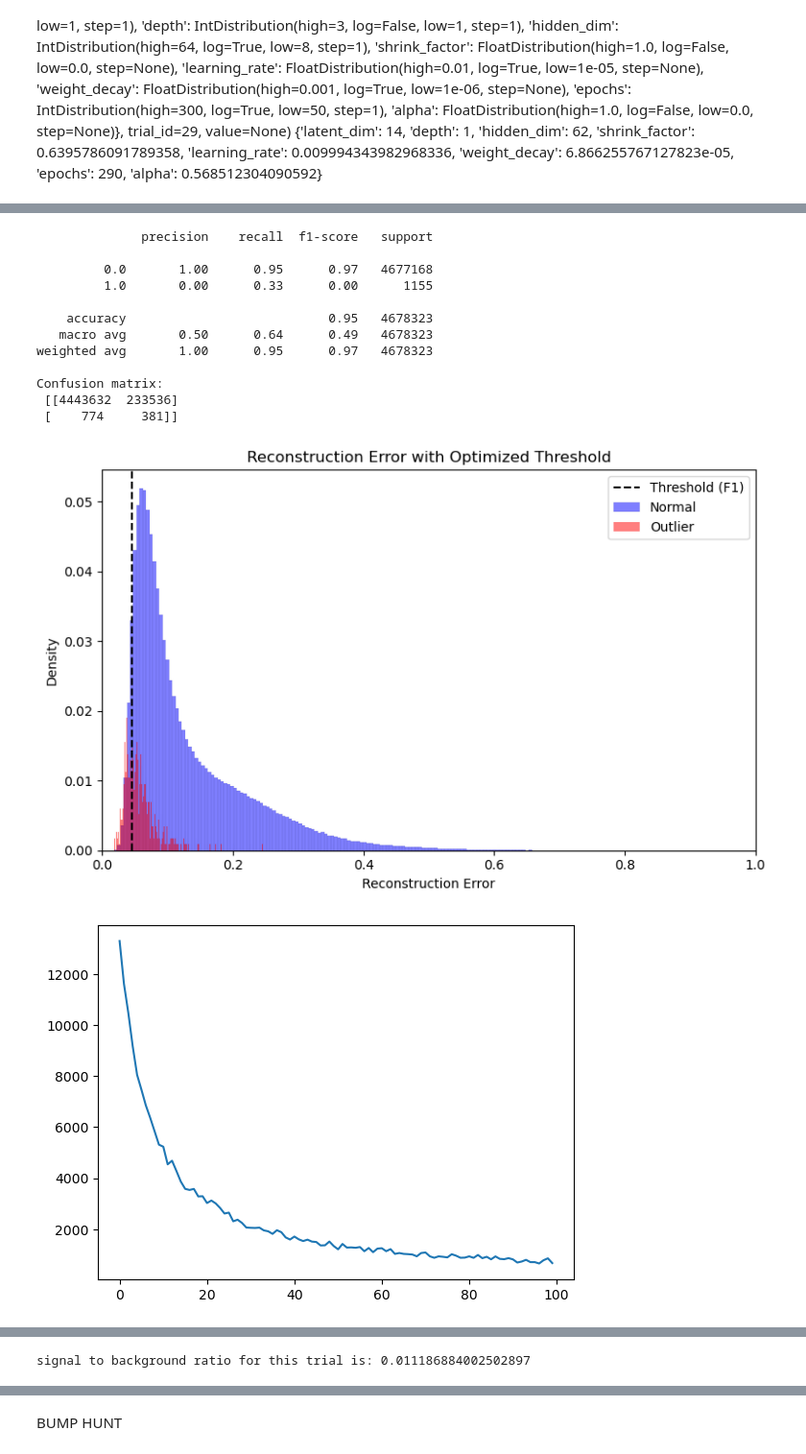
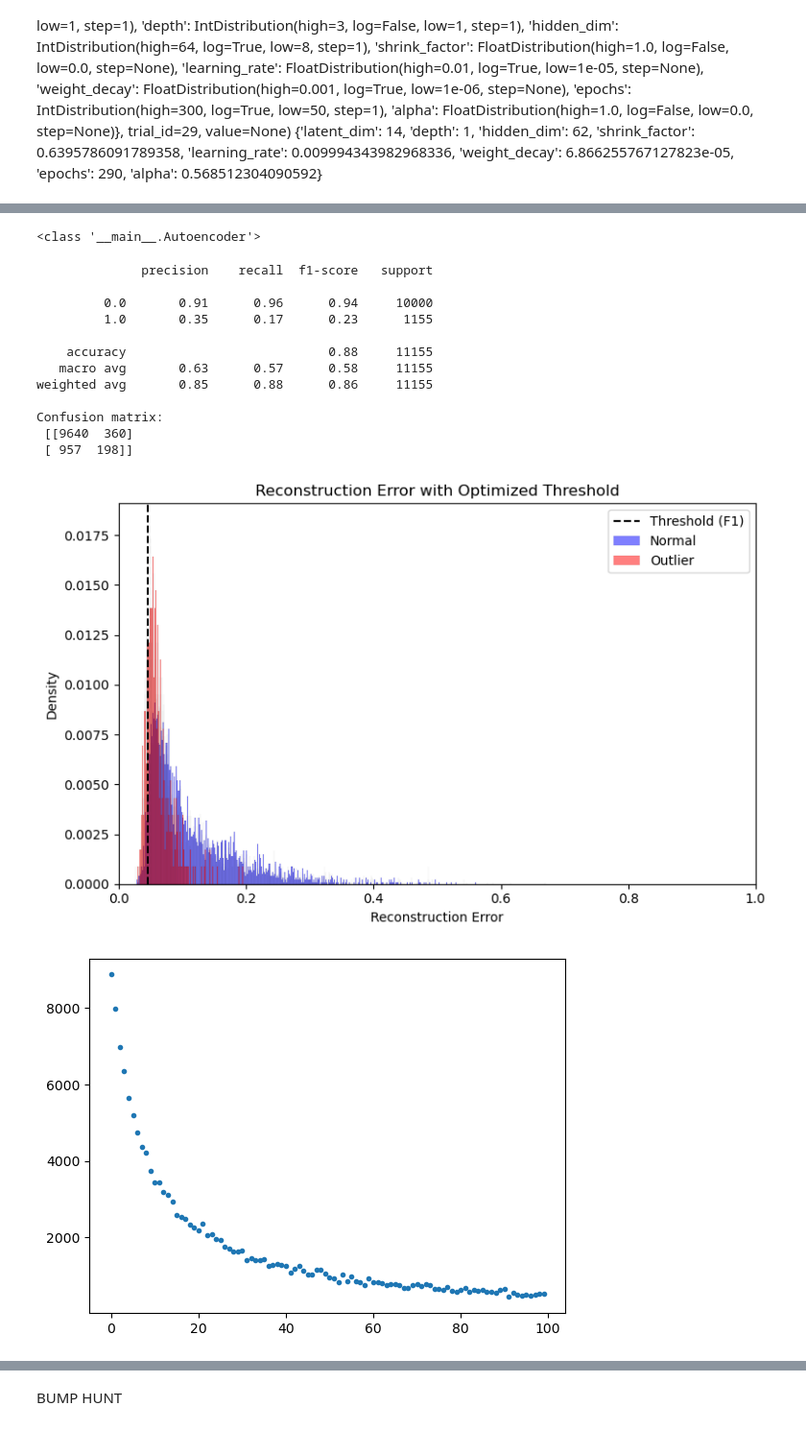
Before and after one commit to SanderGeurts/ML_2025_2026_Jesper_Anna_Sander, a Jupyter notebook: Autoencoders_hyperparam_opt.ipynb, the cells around one changed output, grey strips where cells are left out. Shown at 96% size. Drawn from its saved outputs; the diff is of its cells as text; code cells hidden in the pictures.

```diff
--- a/Autoencoders_hyperparam_opt.ipynb
+++ b/Autoencoders_hyperparam_opt.ipynb
@@ -112,9 +112,10 @@ test_size = len(labeled_dataset) - train_size
 KDAE_train_dataset, labeled_test_dataset = random_split(labeled_dataset, [train_size,test_size],generator=torch.Generator().manual_seed(42))
 
 #
+subset_unlabeled_dataset = torch.utils.data.Subset(unlabeled_dataset, range(10000))
 loader_noise_data = DataLoader(unlabeled_dataset, batch_size=2000)
 loader_KDAE_train_data = DataLoader(KDAE_train_dataset, batch_size=2000, shuffle=True)
-KDAE_test_data = ConcatDataset([labeled_test_dataset,unlabeled_dataset])
+KDAE_test_data = ConcatDataset([labeled_test_dataset,subset_unlabeled_dataset])
 loader_mixed_data = DataLoader(KDAE_test_data, batch_size=2000, shuffle=True)
 # %% [output]
 [figure]
@@ -750,8 +745,10 @@ signal to background ratio for this trial is: 0.32463627973551973
 # %%
 
 # Collect mixed data
-device = "cuda" if torch.cuda.is_available() else "cpu"
+print(type(model))
+device = "cpu"
 model.to(device)
+
 latent_test, recon_test, y_test, x_test = collect_latent_and_error(
     model, loader_mixed_data, device
 )
@@ -761,45 +758,46 @@ best_threshold_f1, best_f1 = find_f1_threshold(y_test,recon_test)
 pred_labels = (recon_test < best_threshold_f1).astype(int)
 signal_mask = recon_test < best_threshold_f1
 print(classification_report(y_test, pred_labels))
 print("Confusion matrix:\n", confusion_matrix(y_test, pred_labels))
 
 plt.figure(figsize=(8,5))
 sns.histplot(recon_test[y_test==0], color='blue', label='Normal', bins=1000, alpha=0.5,stat='proportion')
 sns.histplot(recon_test[y_test==1], color='red', label='Outlier', bins=1000,alpha=0.5,stat='proportion')
 plt.axvline(best_threshold_f1, color='black', linestyle='--', label='Threshold (F1)')
 plt.xlabel("Reconstruction Error")
 plt.ylabel("Density")
 plt.xlim(0,1)
 plt.title("Reconstruction Error with Optimized Threshold")
 plt.legend()
 plt.tight_layout()
 plt.show()
 
 # We have now classified the signal from the background (not necessarily very well). Give the signal we found in the background noise a label D+ = True
 latent_noise, recon_noise, y_noise, x_noise = collect_latent_and_error(
     model, loader_noise_data, device
 )
 
 # Apply the classification on the inclusive dataset.
 candidate_mask=recon_noise < best_threshold_f1
 candidates = x_noise[candidate_mask]
 
 # Hunt the distribution of candidates for a bump
-_,_,SoverB = bump_hunt(candidates,bins=200)
+_,_,SoverB = bump_hunt(candidates,bins=50)
 
 print(f"signal to background ratio for this trial is: {SoverB}")
 # %% [output]
-              precision    recall  f1-score   support
-
-         0.0       1.00      0.95      0.97   4677168
-         1.0       0.00      0.33      0.00      1155
-
-    accuracy                           0.95   4678323
-   macro avg       0.50      0.64      0.49   4678323
-weighted avg       1.00      0.95      0.97   4678323
-
-Confusion matrix:
- [[4443632  233536]
- [    774     381]]
+<class '__main__.Autoencoder'>
+              precision    recall  f1-score   support
+
+         0.0       0.91      0.96      0.94     10000
+         1.0       0.35      0.17      0.23      1155
+
+    accuracy                           0.88     11155
+   macro avg       0.63      0.57      0.58     11155
+weighted avg       0.85      0.88      0.86     11155
+
+Confusion matrix:
+ [[9640  360]
+ [ 957  198]]
-[figure, old version]
+[figure, new version]
-[figure, old version]
+[figure, new version]
@@ -807 +804,0 @@ Confusion matrix:
-signal to background ratio for this trial is: 0.011186884002502897
```
Also changed, not shown: parts of 10 cells of this notebook.
